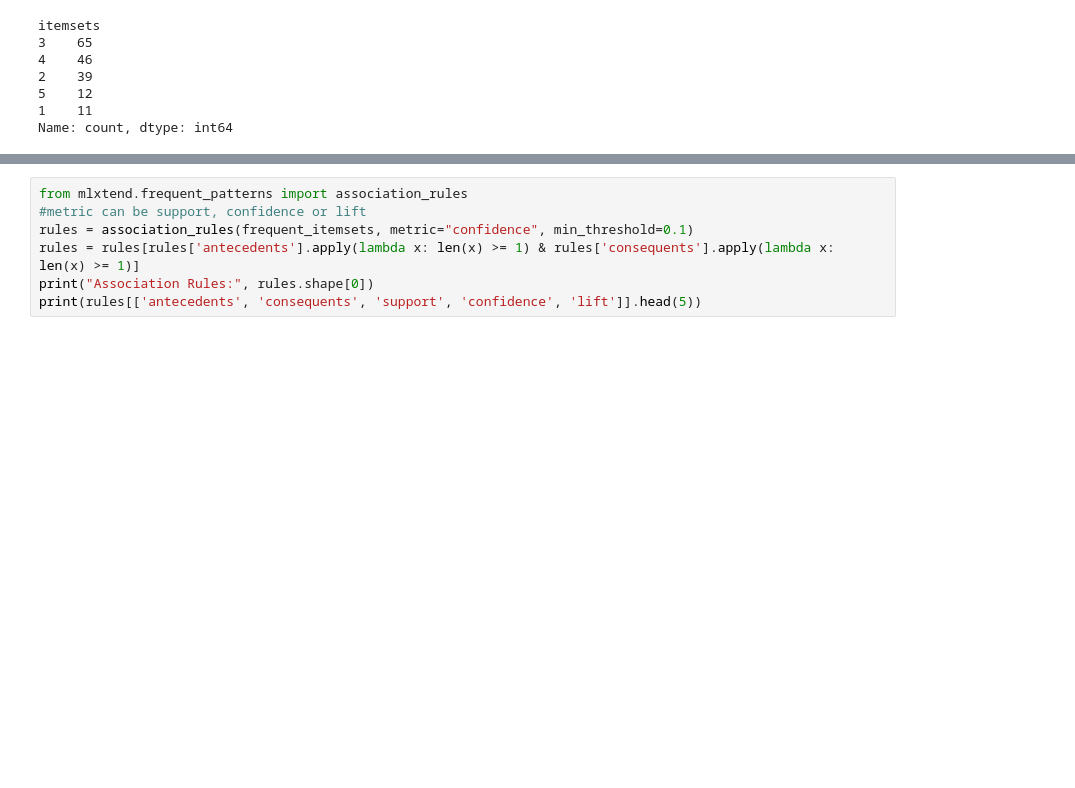
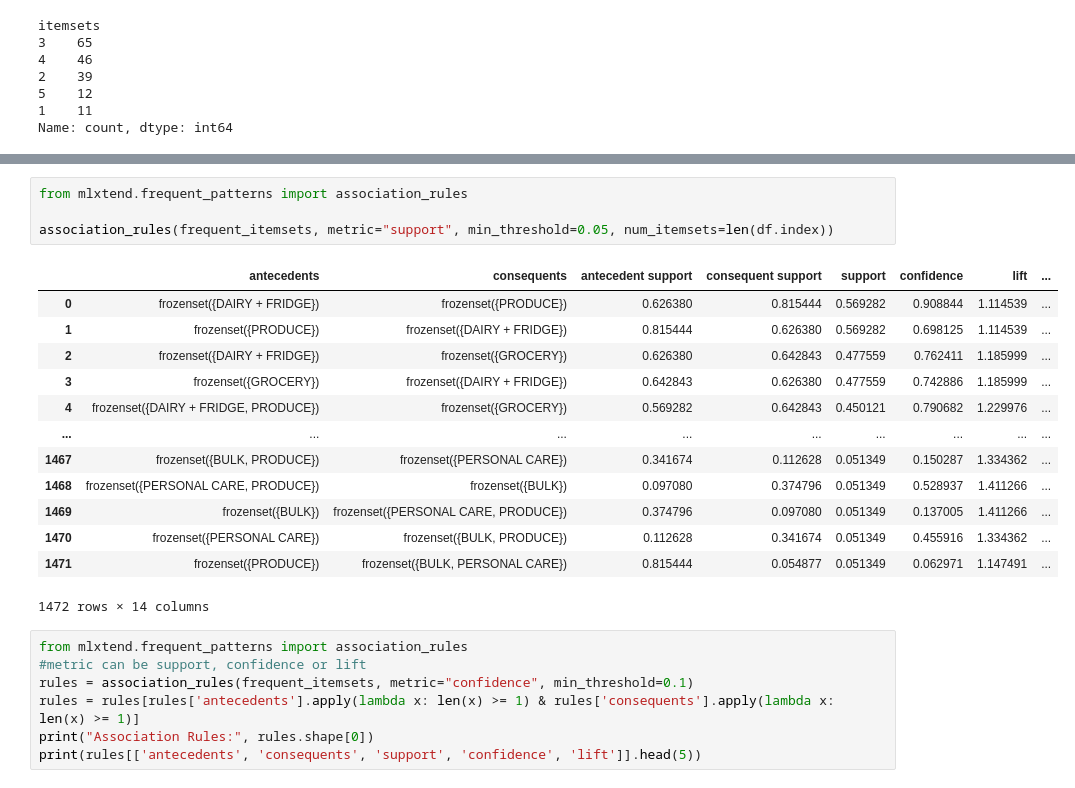
Before and after one commit to calleja/merchAnalysis, a Jupyter notebook: cart_analysis/cart_analysis.ipynb, the cells around one changed output, grey strips where cells are left out. Cells and saved outputs as stored; diff of their text form; blank space fills up the shorter version.

```diff
--- a/cart_analysis/cart_analysis.ipynb
+++ b/cart_analysis/cart_analysis.ipynb
@@ -603,3 +600,21 @@ Name: count, dtype: int64
+# %%
+from mlxtend.frequent_patterns import association_rules
+
+association_rules(frequent_itemsets, metric="support", min_threshold=0.05, num_itemsets=len(df.index))
+# %% [output]
+|  | antecedents | consequents | antecedent support | consequent support | support | confidence | lift | ... |
+| 0 | frozenset({DAIRY + FRIDGE}) | frozenset({PRODUCE}) | 0.626380 | 0.815444 | 0.569282 | 0.908844 | 1.114539 | ... |
+| 1 | frozenset({PRODUCE}) | frozenset({DAIRY + FRIDGE}) | 0.815444 | 0.626380 | 0.569282 | 0.698125 | 1.114539 | ... |
+| 2 | frozenset({DAIRY + FRIDGE}) | frozenset({GROCERY}) | 0.626380 | 0.642843 | 0.477559 | 0.762411 | 1.185999 | ... |
+| 3 | frozenset({GROCERY}) | frozenset({DAIRY + FRIDGE}) | 0.642843 | 0.626380 | 0.477559 | 0.742886 | 1.185999 | ... |
+| 4 | frozenset({DAIRY + FRIDGE, PRODUCE}) | frozenset({GROCERY}) | 0.569282 | 0.642843 | 0.450121 | 0.790682 | 1.229976 | ... |
+| ... | ... | ... | ... | ... | ... | ... | ... | ... |
+| 1467 | frozenset({BULK, PRODUCE}) | frozenset({PERSONAL CARE}) | 0.341674 | 0.112628 | 0.051349 | 0.150287 | 1.334362 | ... |
+| 1468 | frozenset({PERSONAL CARE, PRODUCE}) | frozenset({BULK}) | 0.097080 | 0.374796 | 0.051349 | 0.528937 | 1.411266 | ... |
+| 1469 | frozenset({BULK}) | frozenset({PERSONAL CARE, PRODUCE}) | 0.374796 | 0.097080 | 0.051349 | 0.137005 | 1.411266 | ... |
+| 1470 | frozenset({PERSONAL CARE}) | frozenset({BULK, PRODUCE}) | 0.112628 | 0.341674 | 0.051349 | 0.455916 | 1.334362 | ... |
+| 1471 | frozenset({PRODUCE}) | frozenset({BULK, PERSONAL CARE}) | 0.815444 | 0.054877 | 0.051349 | 0.062971 | 1.147491 | ... |
+1472 rows × 14 columns
 # %%
 from mlxtend.frequent_patterns import association_rules
 #metric can be support, confidence or lift
```
Also changed, not shown: parts of 6 cells of this notebook, 2 other files.
